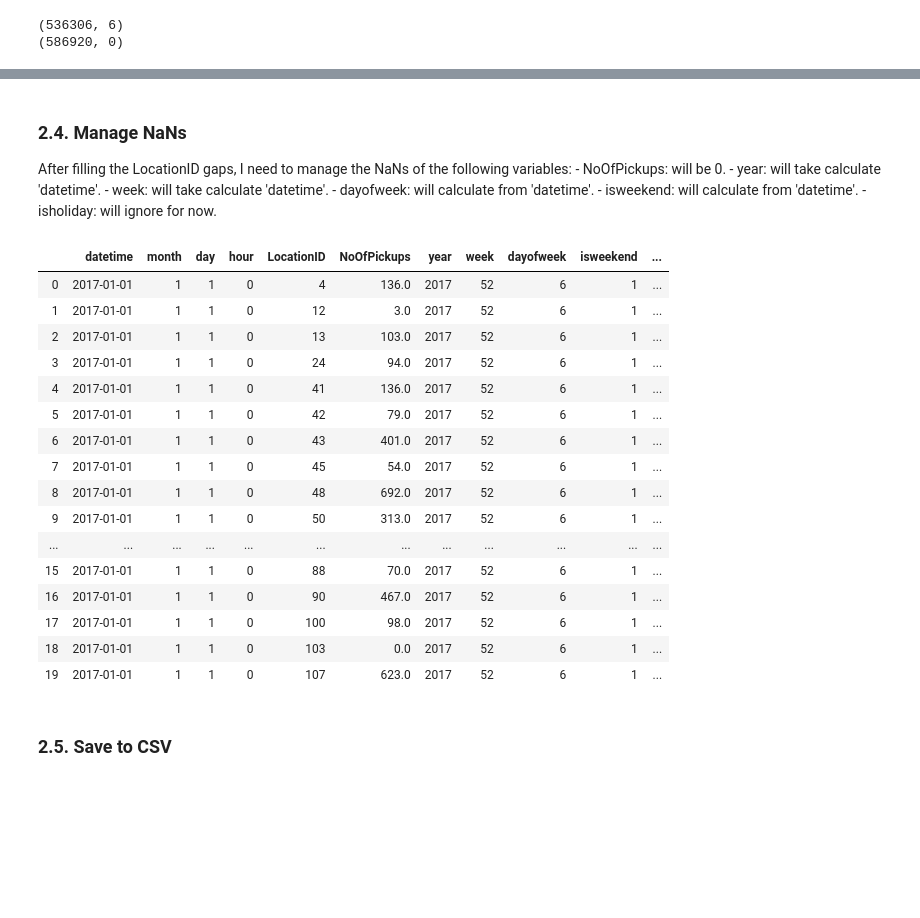
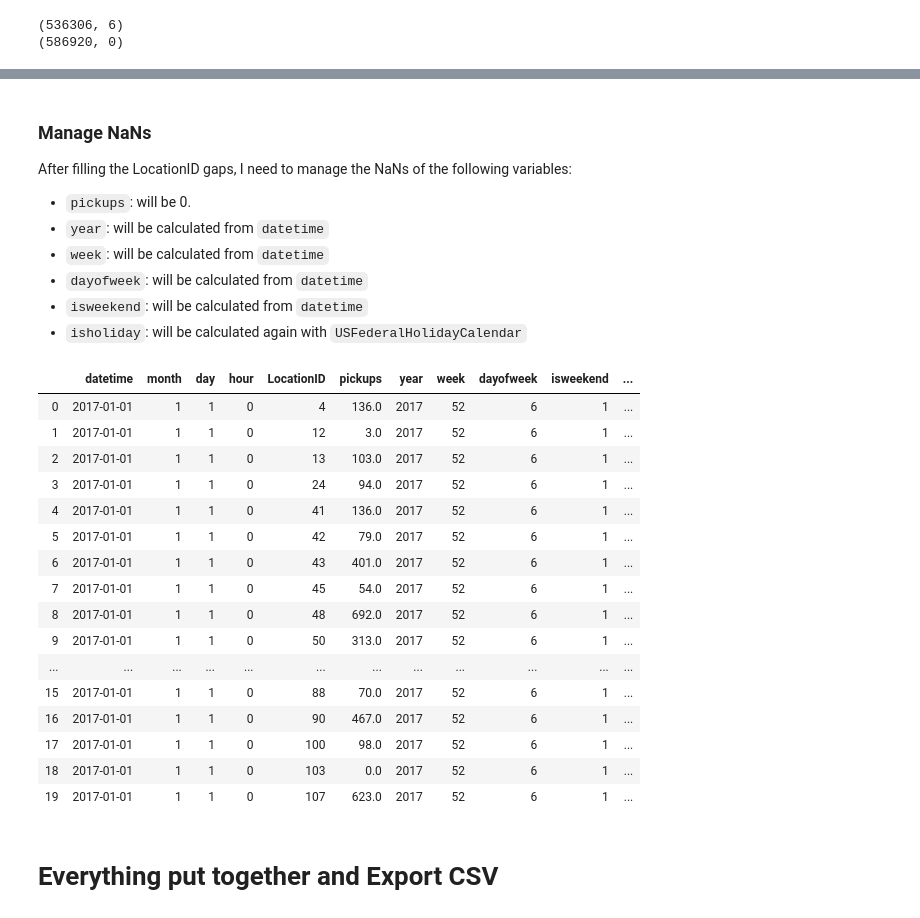
Before and after one commit to angelrps/MasterDataScience_FinalProject, a Jupyter notebook: notebooks/Data_Prepare_For_Models.ipynb, the cells around one changed output, grey strips where cells are left out. Drawn from its saved outputs; the diff is of its cells as text; code cells hidden in the pictures; blank space fills up the shorter version.

```diff
--- a/notebooks/Data_Prepare_For_Models.ipynb
+++ b/notebooks/Data_Prepare_For_Models.ipynb
@@ -88,5 +141,6 @@ This Multi Index is necessary to perform the Join successfully.
 # %%
-a = pd.period_range(start='2017-01-01', end='2017-12-31T23:00', freq='H')
+year = 2017
+a = pd.period_range(start=str(year)+'-01-01', end=str(year)+'-12-31T23:00', freq='H')
 df_index = pd.DataFrame({'datetime':a})
 
 df_index['month'] = df_index['datetime'].dt.month
@@ -112,18 +161,0 @@ df_index.head()
-# %%
-year = 2017
-dftax = pd.read_csv('../data/Data_Taxis_'+str(year)+'_Cleaned.csv', sep=',',
-                        #dtype = {"PULocationID" : "object"},
-                        parse_dates={'datetime':['pickup_datetime']})
-print('Year should be unique: ', dftax.year.unique())
-
-print('67 UNIQUE LocationIDs: ', pd.unique(dftax['LocationID']).shape)
-print(dftax.shape[0], 'A number less than 586920 indicates that there are missing LocationIDs')
-
-# Count LocationID per hourly period. They should be 67.
-t = dftax.copy()
-t['count'] = 1
-tg = t.groupby(['month', 'day', 'hour']).sum().head()
-print('Count unique LocationIDs per hourly period. Should be 67: ',pd.unique(tg['count']))
-
-display(tg.head())
-display(dftax.head())
@@ -265,7 +277,10 @@ Only one year (for now)
 # %%
+# Filter one year data
+year = 2017
+
 # Import WEATHER DATASET to dataframe.
 dfwea = pd.read_csv('../data/Data_Weather_Cleaned.csv', sep=',',
-                        parse_dates={'datetime':['DATE']})
+                        parse_dates=['datetime'])
 
 # Filter one year data
 dfwea.drop(dfwea[dfwea['datetime'] < pd.Timestamp(date(year,1,1))].index, inplace=True)
@@ -336,27 +351,40 @@ df_merge shape (586920) should be equal to taxis_final shape (586920)
 | 98 | 2017-01-01 01:00:00 | 1 | 1 | 1 | 143 | 204.0 | 2017.0 | 52.0 | 6.0 | 1.0 | ... |
 | 99 | 2017-01-01 01:00:00 | 1 | 1 | 1 | 144 | 233.0 | 2017.0 | 52.0 | 6.0 | 1.0 | ... |
 # %% [markdown]
-### 2.4. Manage NaNs
+### Manage NaNs
 After filling the LocationID gaps, I need to manage the NaNs of the following variables:
-    - NoOfPickups: will be 0.
-    - year: will take calculate 'datetime'.
-    - week: will take calculate 'datetime'.
-    - dayofweek: will calculate from 'datetime'.
-    - isweekend: will calculate from 'datetime'.
-    - isholiday: will ignore for now.
+- ``pickups``: will be 0.
+- ``year``: will be calculated from ``datetime``
+- ``week``: will be calculated from ``datetime``
+- ``dayofweek``: will be calculated from ``datetime``
+- ``isweekend``: will be calculated from ``datetime``
+- ``isholiday``: will be calculated again with ``USFederalHolidayCalendar``
 # %%
-df_merge['NoOfPickups'].fillna(0, inplace=True)
+df_merge['pickups'].fillna(0, inplace=True)
 df_merge['year'] = df_merge['datetime'].dt.year
 df_merge['week'] = df_merge['datetime'].dt.week
 df_merge['dayofweek'] = df_merge['datetime'].dt.dayofweek
 # isweekend
 mask = (df_merge['dayofweek'] == 5) | (df_merge['dayofweek'] == 6)
 df_merge['isweekend'] = np.where(mask, 1, 0)
-# drop isholiday
-df_merge.drop(columns=['IsHoliday'], inplace=True)
+
+# isholiday: Create date time index calendar
+from pandas.tseries.holiday import USFederalHolidayCalendar as calendar
+
+drange = pd.date_range(start=str(year)+'-01-01', end=str(year)+'-12-31')
+cal = calendar()
+holidays = cal.holidays(start=drange.min(), end=drange.max())
+
+# isholiday: create new column 'date'
+df_merge['date'] = pd.to_datetime(df_merge['datetime'].dt.date)
+df_merge['isholiday'] = df_merge['datetime'].isin(holidays).astype(int)
+
+
+# isholiday: drop column 'date'
+df_merge.drop(columns=['date'], inplace=True)
 df_merge.head(20)
 # %% [output]
-|  | datetime | month | day | hour | LocationID | NoOfPickups | year | week | dayofweek | isweekend | ... |
+|  | datetime | month | day | hour | LocationID | pickups | year | week | dayofweek | isweekend | ... |
 | 0 | 2017-01-01 | 1 | 1 | 0 | 4 | 136.0 | 2017 | 52 | 6 | 1 | ... |
 | 1 | 2017-01-01 | 1 | 1 | 0 | 12 | 3.0 | 2017 | 52 | 6 | 1 | ... |
 | 2 | 2017-01-01 | 1 | 1 | 0 | 13 | 103.0 | 2017 | 52 | 6 | 1 | ... |
@@ -373,5 +401,3 @@ df_merge.head(20)
 | 17 | 2017-01-01 | 1 | 1 | 0 | 100 | 98.0 | 2017 | 52 | 6 | 1 | ... |
 | 18 | 2017-01-01 | 1 | 1 | 0 | 103 | 0.0 | 2017 | 52 | 6 | 1 | ... |
 | 19 | 2017-01-01 | 1 | 1 | 0 | 107 | 623.0 | 2017 | 52 | 6 | 1 | ... |
-# %% [markdown]
-### 2.5. Save to CSV
@@ -380,0 +404,2 @@ df_merge.to_csv('../data/Data_Cleaned_'+str(year)+'_To_Model.csv', index = False
+# %% [markdown]
+# Everything put together and Export CSV
```
Also changed, not shown: parts of 29 cells of this notebook.
